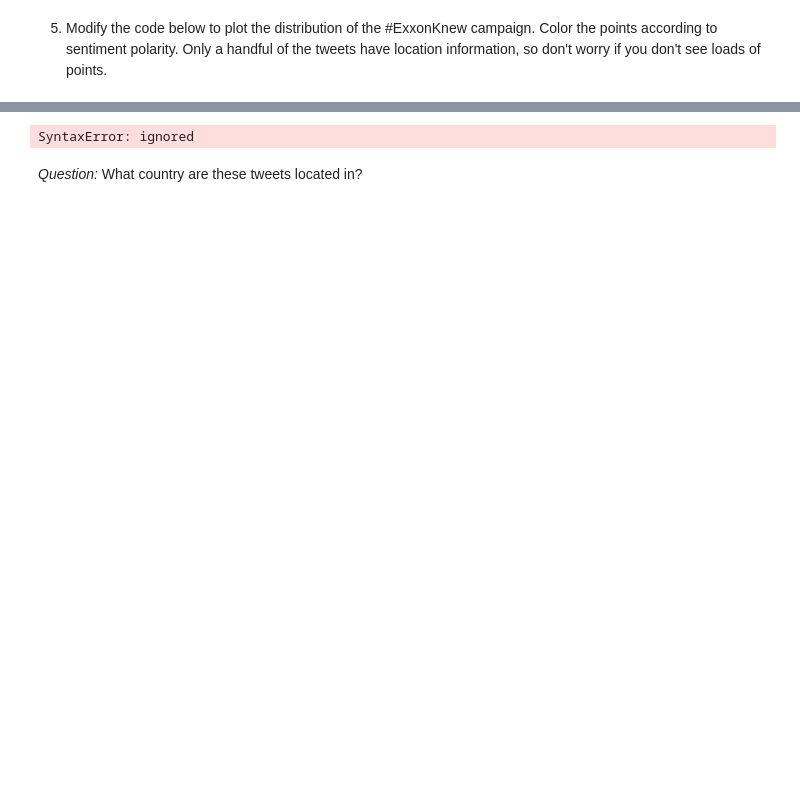
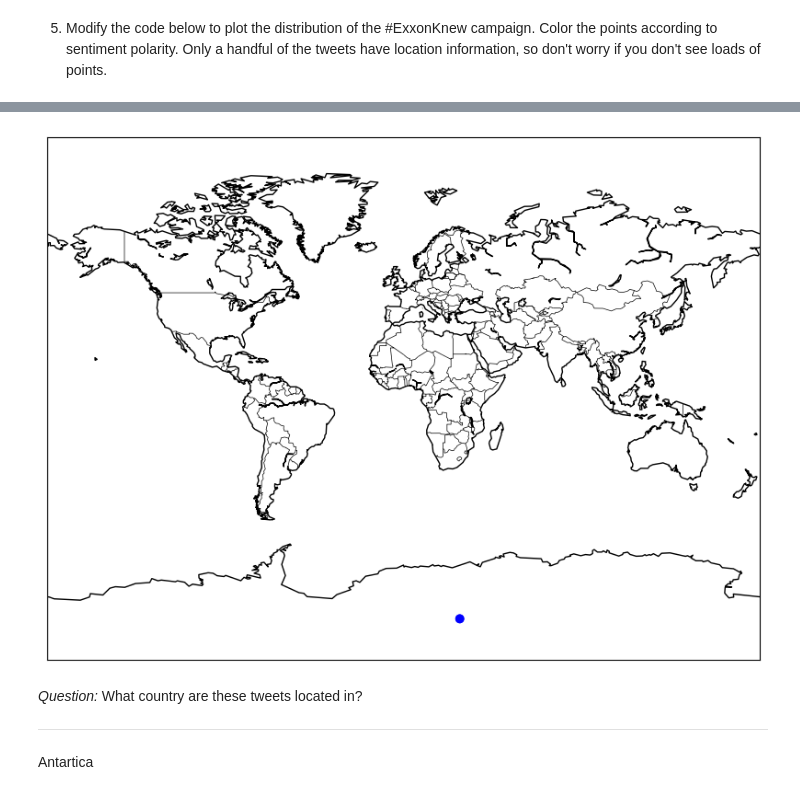
Before and after one commit to Prim-nirotrangsee/QM2, a Jupyter notebook: notebooks/W04. Natural Language Processing.ipynb, the cells around one changed output, grey strips where cells are left out. Cells and saved outputs as stored; diff of their text form; code cells hidden in the pictures; blank space fills up the shorter version.

```diff
--- a/notebooks/W04. Natural Language Processing.ipynb
+++ b/notebooks/W04. Natural Language Processing.ipynb
@@ -630,18 +618,13 @@ In the code cell below:
 3. Create a column that contains the subjectivity score for each tweet.
 4. Filter the dataframe to discard tweets that are not subjective (subjectivity score < 0.5) *and* tweets that have negative sentiment (polarity score < 0).
 # %%
-import spacy
-from spacytextblob.spacytextblob import SpacyTextBlob
-
-nlp = spacy.load('en_core_web_sm')
-nlp.add_pipe('spacytextblob')
-
-sample = tweets.head(1000).copy()
+sample = tweets.head(1000)
 
 sample['polarity'] = sample['text'].apply(lambda x: nlp(x)._.blob.polarity)
+
 sample['subjectivity'] = sample['text'].apply(lambda x: nlp(x)._.blob.subjectivity)
 
-filtered_sample = sample[(sample['subjectivity'] >= 0.5) & (sample['polarity'] >= 0)]
+filtered_sample = sample[(sample['subjectivity'] >= 0.5) & (sample['polarity'] < 0)]
 
-print(filtered_sample.head())
+filtered_sample
 # %% [output]
@@ -670,20 +703,28 @@ print(filtered_sample.head())
 # %%
 import matplotlib.pyplot as plt
 from mpl_toolkits.basemap import Basemap
 
 map = Basemap(projection='mill')
-
 map.drawcountries()
 map.drawcoastlines()
 
+colors = ['blue' if x < 0 else 'red' for x in filtered_sample['polarity']]
+
 map.scatter(
-      x=,
-      y=,
-      color=,
-      latlon=True,
-      vmin=-1,
-      vmax=0)
+    x=filtered_sample['longitude'],
+    y=filtered_sample['latitude'],
+    color=colors,
+    latlon=True,
+    vmin=-1,
+    vmax=1
+)
+
+plt.show()
 # %% [output]
-SyntaxError: ignored
+[figure, added]
 # %% [markdown]
 *Question:* What country are these tweets located in?
+
+---
+# %% [markdown]
+Antartica
```
Also changed, not shown: parts of 12 cells of this notebook.
